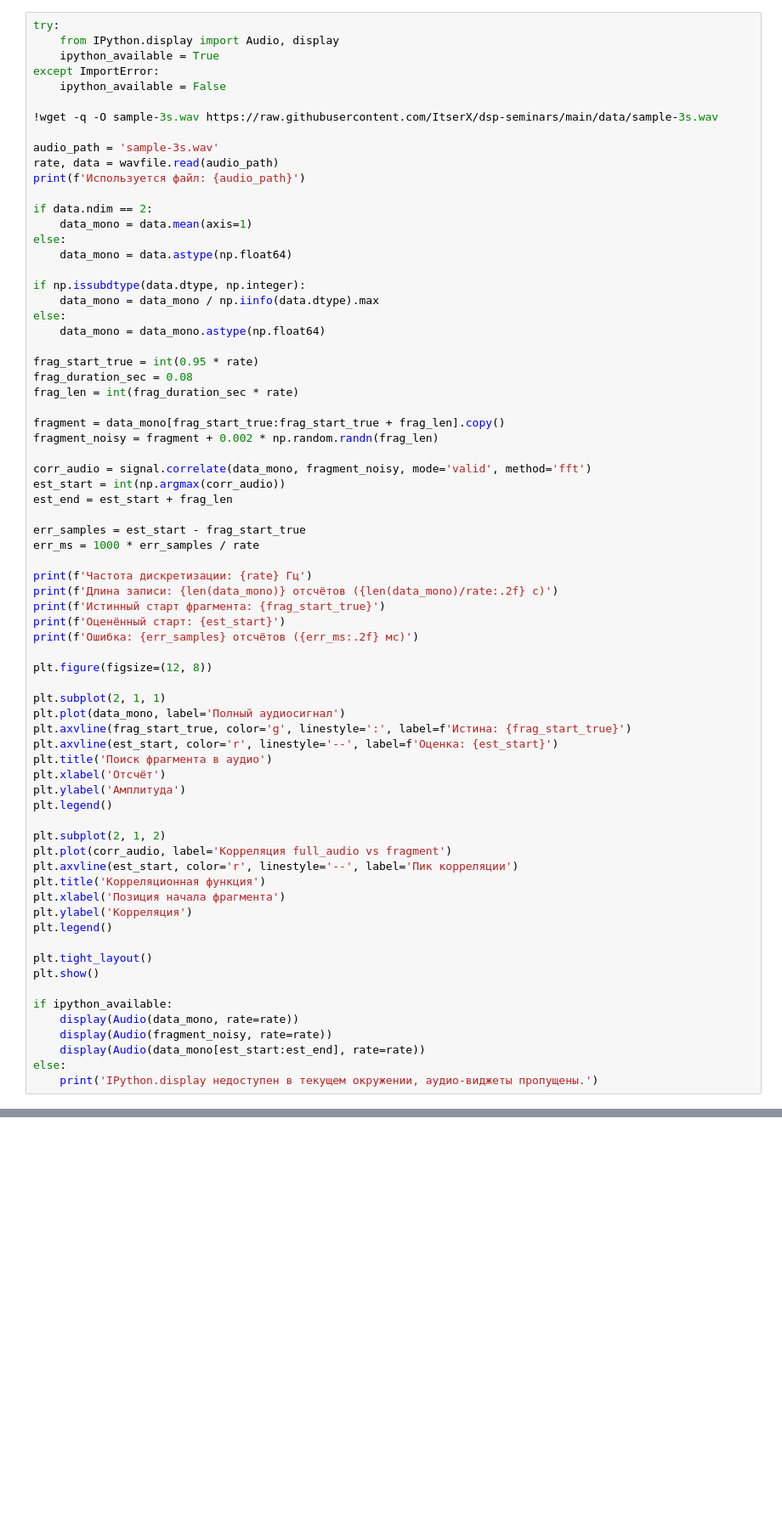
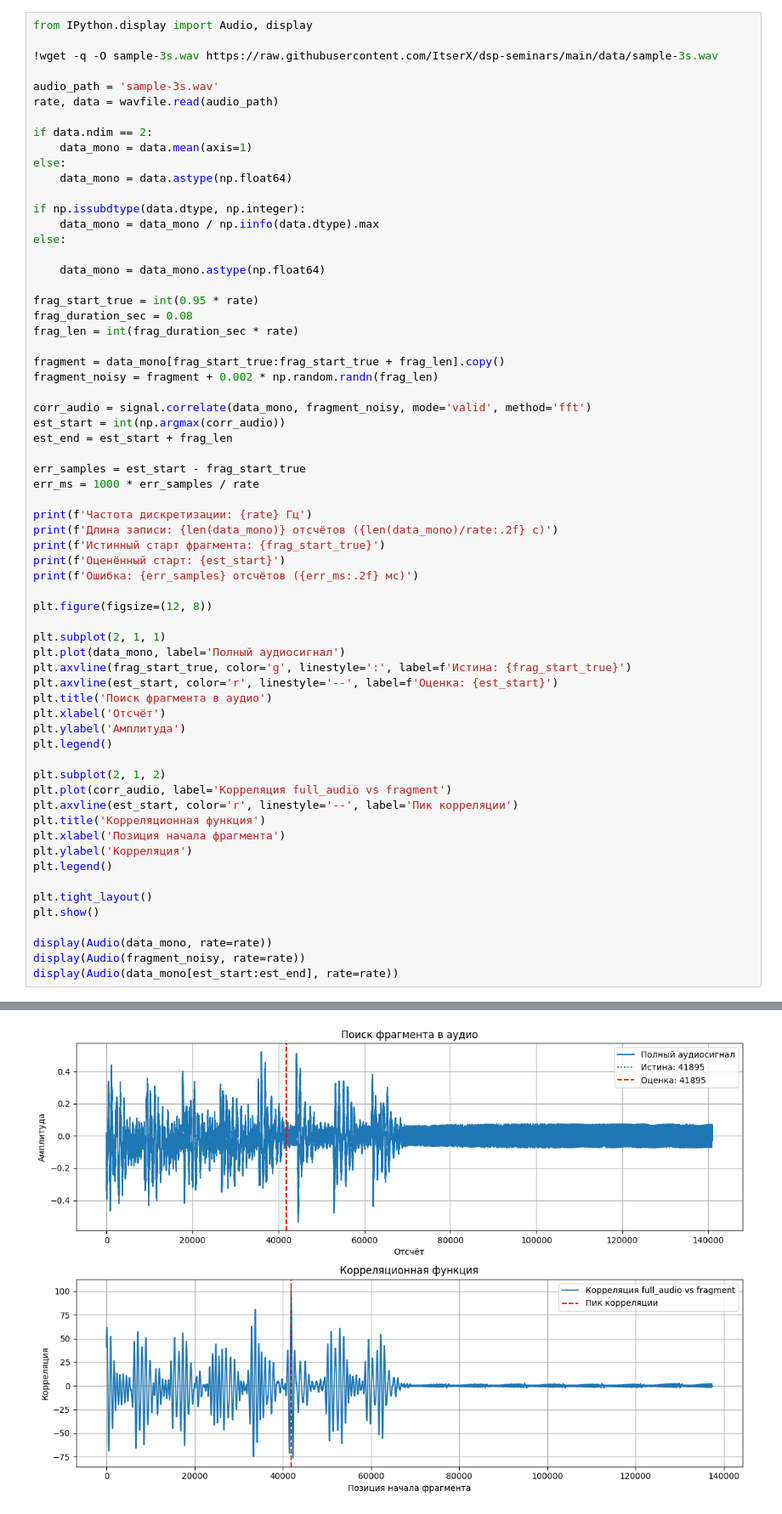
Before and after one commit to ItserX/dsp-seminars, a Jupyter notebook: notes/kondakov_v_lab3.ipynb, the cells around one changed output, grey strips where cells are left out. Shown at 85% size. Drawn from its saved outputs; the diff is of its cells as text; blank space fills up the shorter version.

```diff
--- a/notes/kondakov_v_lab3.ipynb
+++ b/notes/kondakov_v_lab3.ipynb
@@ -275,17 +294,12 @@ Audio(data, rate=rate)
 - Найти индекс максимума.
 - Вырезать соответствующий участок и убедиться в совпадении (визуально и на слух).
 # %%
-try:
-    from IPython.display import Audio, display
-    ipython_available = True
-except ImportError:
-    ipython_available = False
+from IPython.display import Audio, display
 
 !wget -q -O sample-3s.wav https://raw.githubusercontent.com/ItserX/dsp-seminars/main/data/sample-3s.wav
 
 audio_path = 'sample-3s.wav'
 rate, data = wavfile.read(audio_path)
-print(f'Используется файл: {audio_path}')
 
 if data.ndim == 2:
     data_mono = data.mean(axis=1)
@@ -295,6 +309,7 @@ else:
 if np.issubdtype(data.dtype, np.integer):
     data_mono = data_mono / np.iinfo(data.dtype).max
 else:
+
     data_mono = data_mono.astype(np.float64)
 
 frag_start_true = int(0.95 * rate)
@@ -339,9 +354,7 @@ plt.legend()
 plt.tight_layout()
 plt.show()
 
-if ipython_available:
-    display(Audio(data_mono, rate=rate))
-    display(Audio(fragment_noisy, rate=rate))
-    display(Audio(data_mono[est_start:est_end], rate=rate))
-else:
-    print('IPython.display недоступен в текущем окружении, аудио-виджеты пропущены.')
+display(Audio(data_mono, rate=rate))
+display(Audio(fragment_noisy, rate=rate))
+display(Audio(data_mono[est_start:est_end], rate=rate))
+# %% [output]
@@ -347,0 +366 @@ else:
+[figure, added]
```
Also changed, not shown: parts of 10 cells of this notebook.
